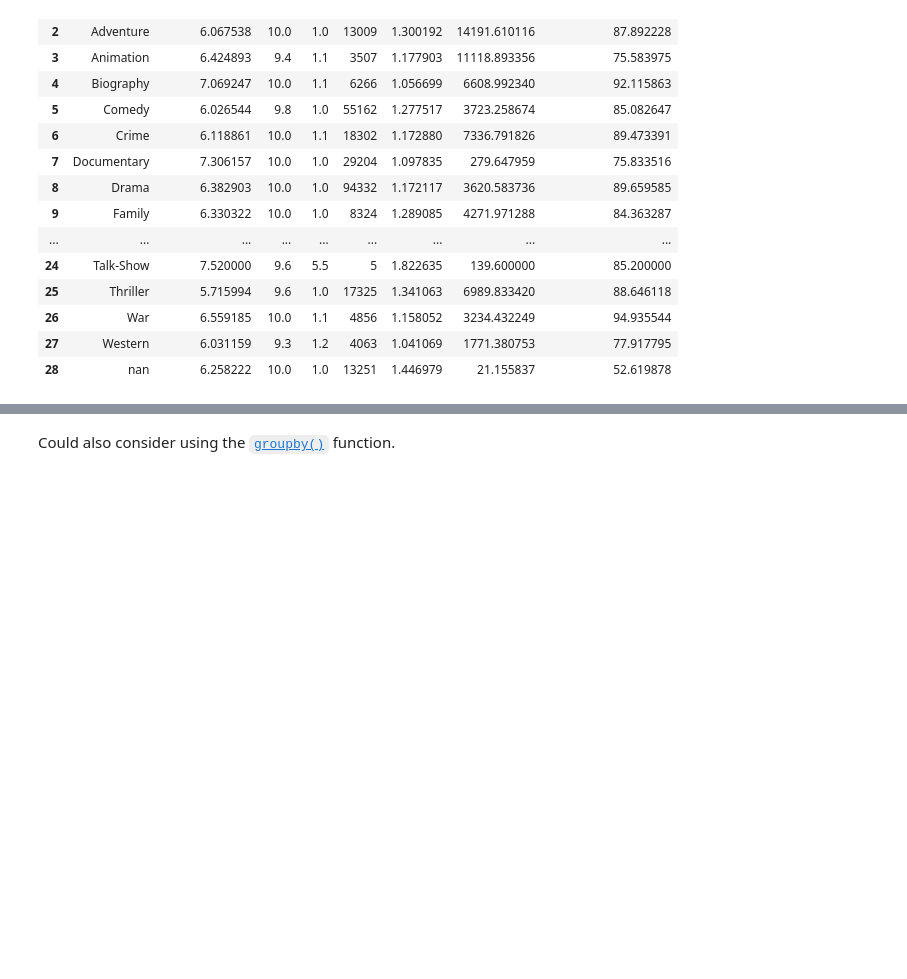
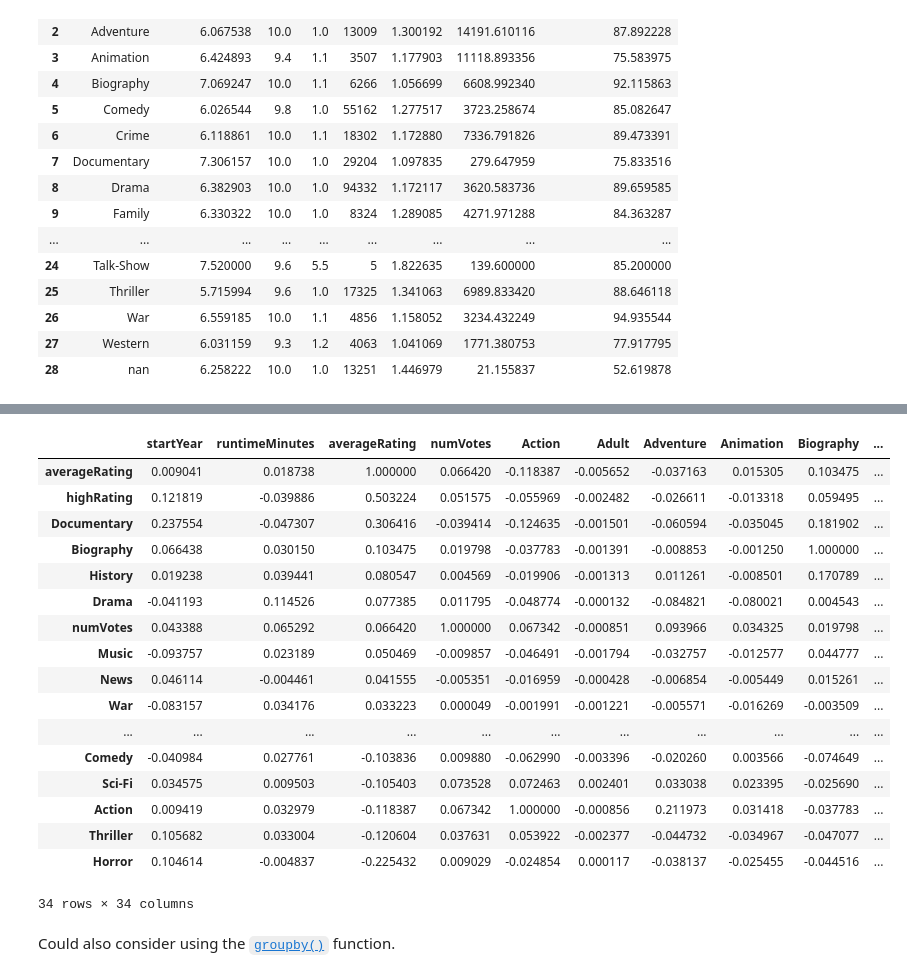
Before and after one commit to dniedermier-cscc/Scrum-Lords-Capstone-2018, a Jupyter notebook: IMDB/Working Notebooks/IMDB_Capstone_CS_v2.ipynb, the cells around one changed output, grey strips where cells are left out. Cells and saved outputs as stored; diff of their text form; code cells hidden in the pictures; blank space fills up the shorter version.

```diff
--- a/IMDB/Working Notebooks/IMDB_Capstone_CS_v2.ipynb
+++ b/IMDB/Working Notebooks/IMDB_Capstone_CS_v2.ipynb
@@ -676,3 +706,25 @@ genre_avg
+# %%
+genre_corr = movie_data_expanded.corr()
+genre_corr.sort_values(by='averageRating', ascending=False)
+# %% [output]
+|  | startYear | runtimeMinutes | averageRating | numVotes | Action | Adult | Adventure | Animation | Biography | ... |
+| averageRating | 0.009041 | 0.018738 | 1.000000 | 0.066420 | -0.118387 | -0.005652 | -0.037163 | 0.015305 | 0.103475 | ... |
+| highRating | 0.121819 | -0.039886 | 0.503224 | 0.051575 | -0.055969 | -0.002482 | -0.026611 | -0.013318 | 0.059495 | ... |
+| Documentary | 0.237554 | -0.047307 | 0.306416 | -0.039414 | -0.124635 | -0.001501 | -0.060594 | -0.035045 | 0.181902 | ... |
+| Biography | 0.066438 | 0.030150 | 0.103475 | 0.019798 | -0.037783 | -0.001391 | -0.008853 | -0.001250 | 1.000000 | ... |
+| History | 0.019238 | 0.039441 | 0.080547 | 0.004569 | -0.019906 | -0.001313 | 0.011261 | -0.008501 | 0.170789 | ... |
+| Drama | -0.041193 | 0.114526 | 0.077385 | 0.011795 | -0.048774 | -0.000132 | -0.084821 | -0.080021 | 0.004543 | ... |
+| numVotes | 0.043388 | 0.065292 | 0.066420 | 1.000000 | 0.067342 | -0.000851 | 0.093966 | 0.034325 | 0.019798 | ... |
+| Music | -0.093757 | 0.023189 | 0.050469 | -0.009857 | -0.046491 | -0.001794 | -0.032757 | -0.012577 | 0.044777 | ... |
+| News | 0.046114 | -0.004461 | 0.041555 | -0.005351 | -0.016959 | -0.000428 | -0.006854 | -0.005449 | 0.015261 | ... |
+| War | -0.083157 | 0.034176 | 0.033223 | 0.000049 | -0.001991 | -0.001221 | -0.005571 | -0.016269 | -0.003509 | ... |
+| ... | ... | ... | ... | ... | ... | ... | ... | ... | ... | ... |
+| Comedy | -0.040984 | 0.027761 | -0.103836 | 0.009880 | -0.062990 | -0.003396 | -0.020260 | 0.003566 | -0.074649 | ... |
+| Sci-Fi | 0.034575 | 0.009503 | -0.105403 | 0.073528 | 0.072463 | 0.002401 | 0.033038 | 0.023395 | -0.025690 | ... |
+| Action | 0.009419 | 0.032979 | -0.118387 | 0.067342 | 1.000000 | -0.000856 | 0.211973 | 0.031418 | -0.037783 | ... |
+| Thriller | 0.105682 | 0.033004 | -0.120604 | 0.037631 | 0.053922 | -0.002377 | -0.044732 | -0.034967 | -0.047077 | ... |
+| Horror | 0.104614 | -0.004837 | -0.225432 | 0.009029 | -0.024854 | 0.000117 | -0.038137 | -0.025455 | -0.044516 | ... |
+34 rows × 34 columns
 # %% [markdown]
 Could also consider using the [`groupby()`](https://pandas.pydata.org/pandas-docs/stable/generated/pandas.DataFrame.groupby.html) function.
 # %%
```
Also changed, not shown: parts of 30 cells of this notebook, 1 other file.
